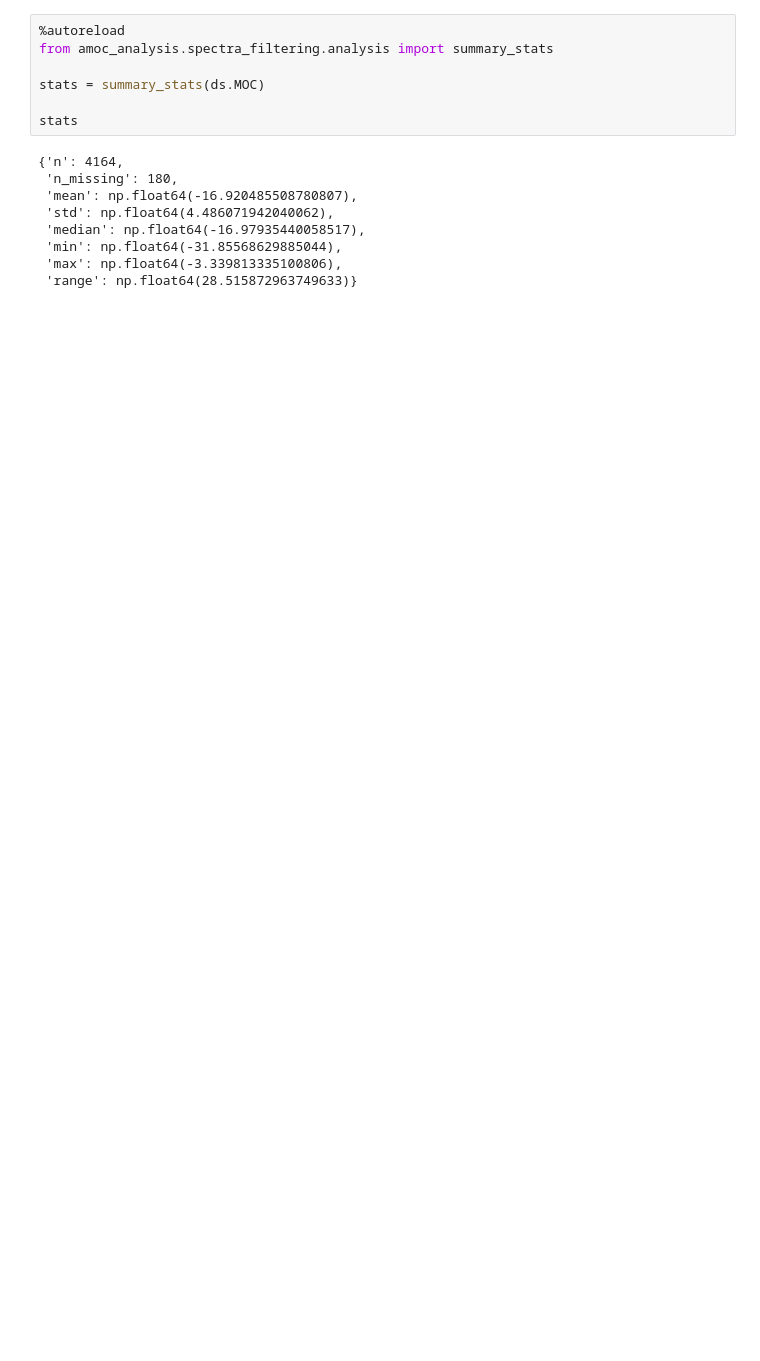
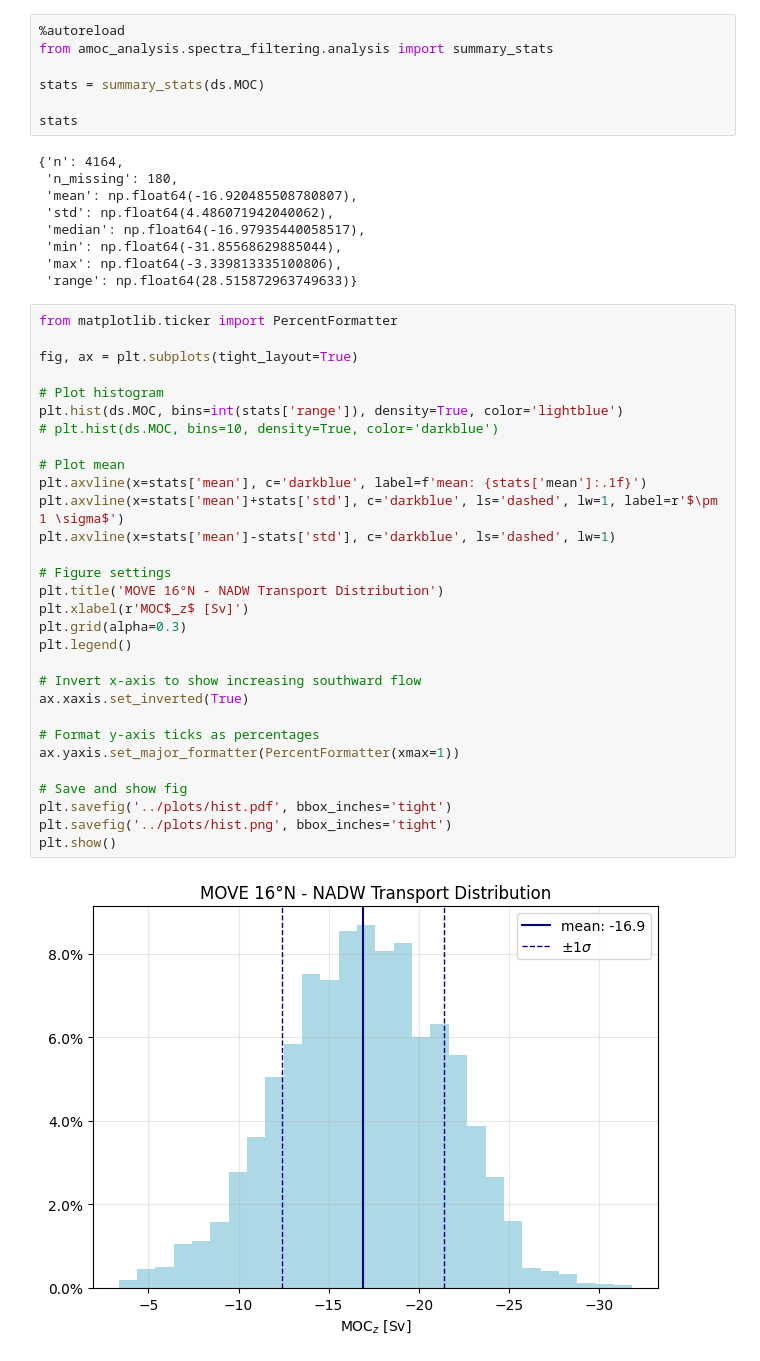
Before and after one commit to stine-fohrmann/data-analysis-assignment1, a Jupyter notebook: notebooks/assignment1.ipynb, the cells around one changed output. Cells and saved outputs as stored; diff of their text form; blank space fills up the shorter version.

```diff
--- a/notebooks/assignment1.ipynb
+++ b/notebooks/assignment1.ipynb
@@ -57,4 +70,36 @@ stats
  'min': np.float64(-31.85568629885044),
  'max': np.float64(-3.339813335100806),
  'range': np.float64(28.515872963749633)}
+# %%
+from matplotlib.ticker import PercentFormatter
+
+fig, ax = plt.subplots(tight_layout=True)
+
+# Plot histogram
+plt.hist(ds.MOC, bins=int(stats['range']), density=True, color='lightblue')
+# plt.hist(ds.MOC, bins=10, density=True, color='darkblue')
+
+# Plot mean
+plt.axvline(x=stats['mean'], c='darkblue', label=f'mean: {stats['mean']:.1f}')
+plt.axvline(x=stats['mean']+stats['std'], c='darkblue', ls='dashed', lw=1, label=r'$\pm 1 \sigma$')
+plt.axvline(x=stats['mean']-stats['std'], c='darkblue', ls='dashed', lw=1)
+
+# Figure settings
+plt.title('MOVE 16°N - NADW Transport Distribution')
+plt.xlabel(r'MOC$_z$ [Sv]')
+plt.grid(alpha=0.3)
+plt.legend()
+
+# Invert x-axis to show increasing southward flow
+ax.xaxis.set_inverted(True)
+
+# Format y-axis ticks as percentages
+ax.yaxis.set_major_formatter(PercentFormatter(xmax=1))
+
+# Save and show fig
+plt.savefig('../plots/hist.pdf', bbox_inches='tight')
+plt.savefig('../plots/hist.png', bbox_inches='tight')
+plt.show()
+# %% [output]
+[figure, added]
 # %%
```
Also changed, not shown: parts of 6 cells of this notebook, 7 other files.
